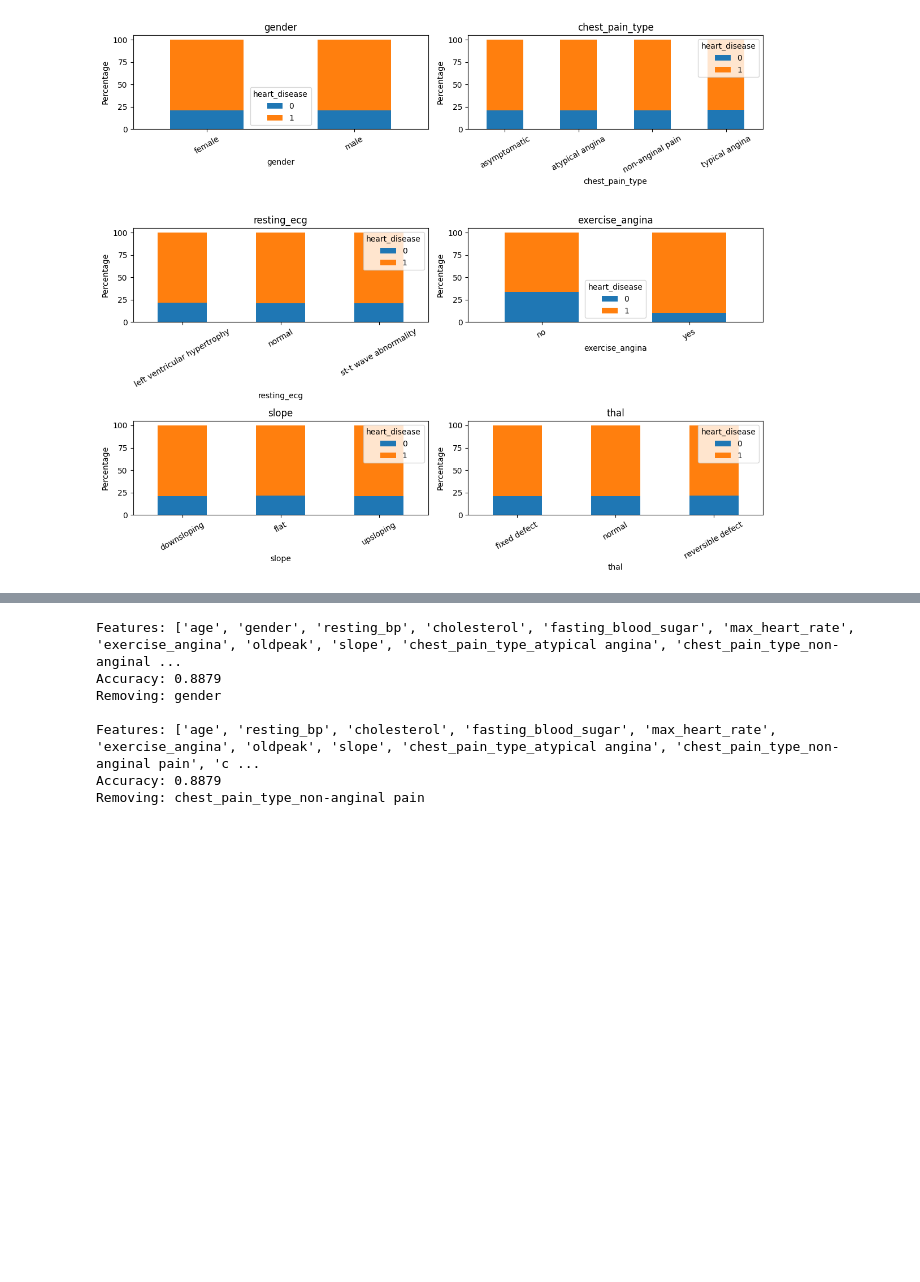
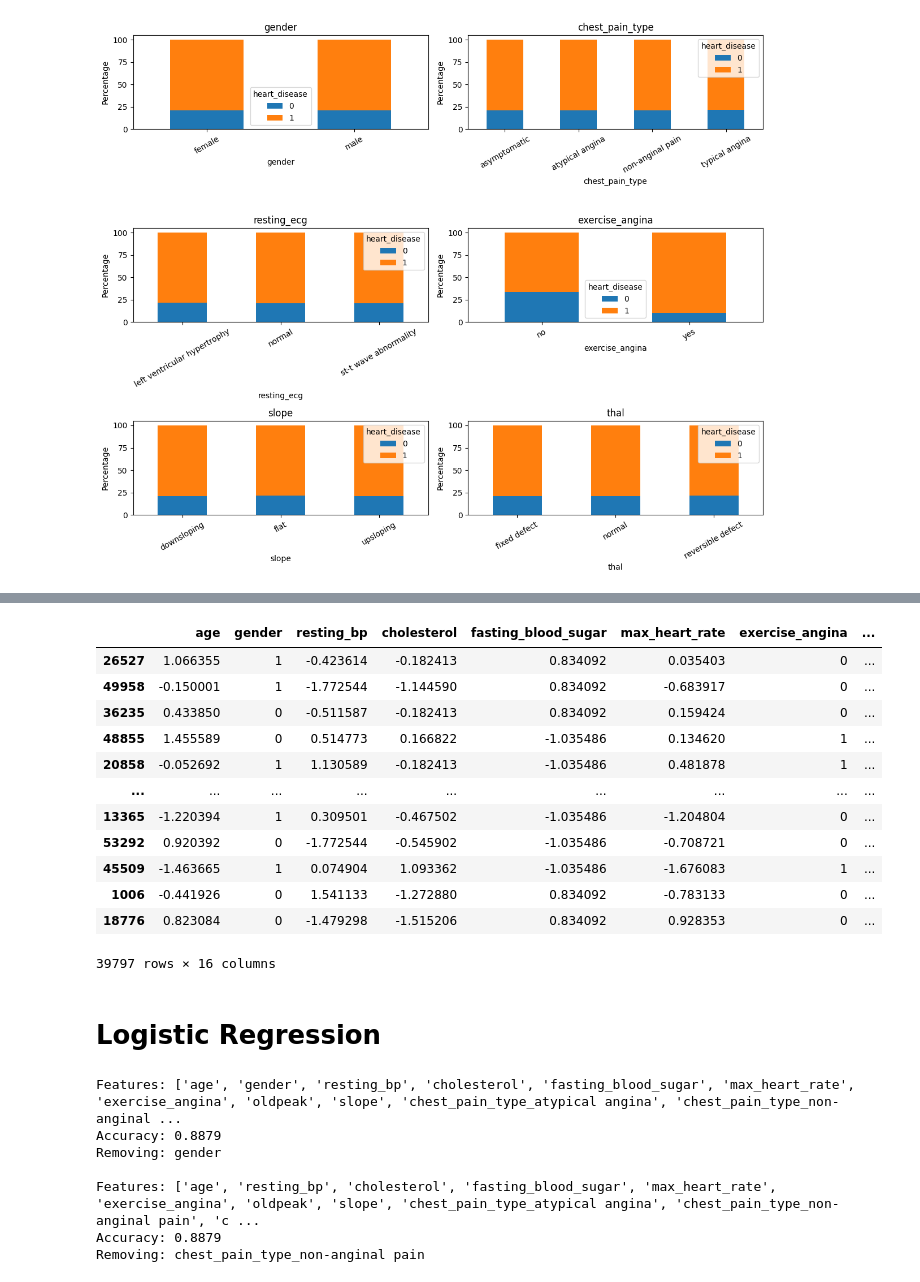
Before and after one commit to Samarth-CodeX/Python_PBL, a Jupyter notebook: main2.ipynb, the cells around one changed output, grey strips where cells are left out. Cells and saved outputs as stored; diff of their text form; code cells hidden in the pictures; blank space fills up the shorter version.

Commit message:
Updating existing file with ML models training

```diff
--- a/main2.ipynb
+++ b/main2.ipynb
@@ -275,6 +275,24 @@ scaler = StandardScaler()
 
 X_train[continuous_features] = scaler.fit_transform(X_train[continuous_features])
 X_test[continuous_features] = scaler.transform(X_test[continuous_features])
+# %%
+X_train
+# %% [output]
+|  | age | gender | resting_bp | cholesterol | fasting_blood_sugar | max_heart_rate | exercise_angina | ... |
+| 26527 | 1.066355 | 1 | -0.423614 | -0.182413 | 0.834092 | 0.035403 | 0 | ... |
+| 49958 | -0.150001 | 1 | -1.772544 | -1.144590 | 0.834092 | -0.683917 | 0 | ... |
+| 36235 | 0.433850 | 0 | -0.511587 | -0.182413 | 0.834092 | 0.159424 | 0 | ... |
+| 48855 | 1.455589 | 0 | 0.514773 | 0.166822 | -1.035486 | 0.134620 | 1 | ... |
+| 20858 | -0.052692 | 1 | 1.130589 | -0.182413 | -1.035486 | 0.481878 | 1 | ... |
+| ... | ... | ... | ... | ... | ... | ... | ... | ... |
+| 13365 | -1.220394 | 1 | 0.309501 | -0.467502 | -1.035486 | -1.204804 | 0 | ... |
+| 53292 | 0.920392 | 0 | -1.772544 | -0.545902 | -1.035486 | -0.708721 | 0 | ... |
+| 45509 | -1.463665 | 1 | 0.074904 | 1.093362 | -1.035486 | -1.676083 | 1 | ... |
+| 1006 | -0.441926 | 0 | 1.541133 | -1.272880 | 0.834092 | -0.783133 | 0 | ... |
+| 18776 | 0.823084 | 0 | -1.479298 | -1.515206 | 0.834092 | 0.928353 | 0 | ... |
+39797 rows × 16 columns
+# %% [markdown]
+# Logistic Regression
 # %%
 from sklearn.linear_model import LogisticRegression
 # %%
```
Also changed, not shown: parts of 6 cells of this notebook.
